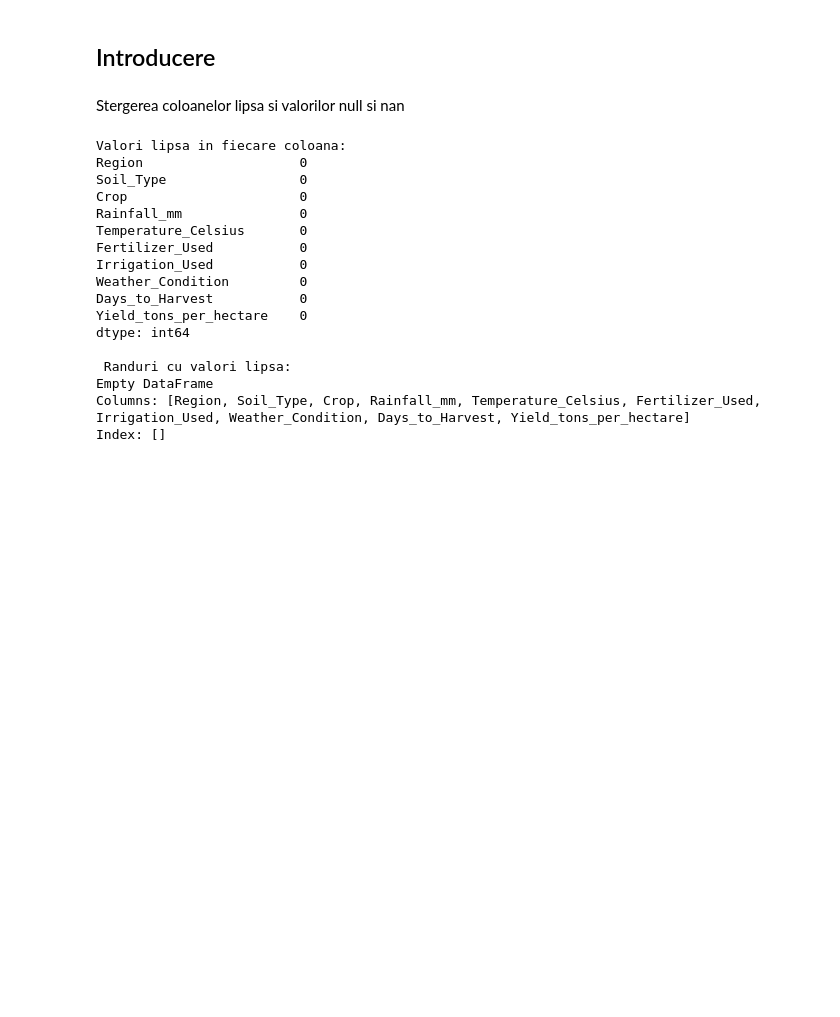
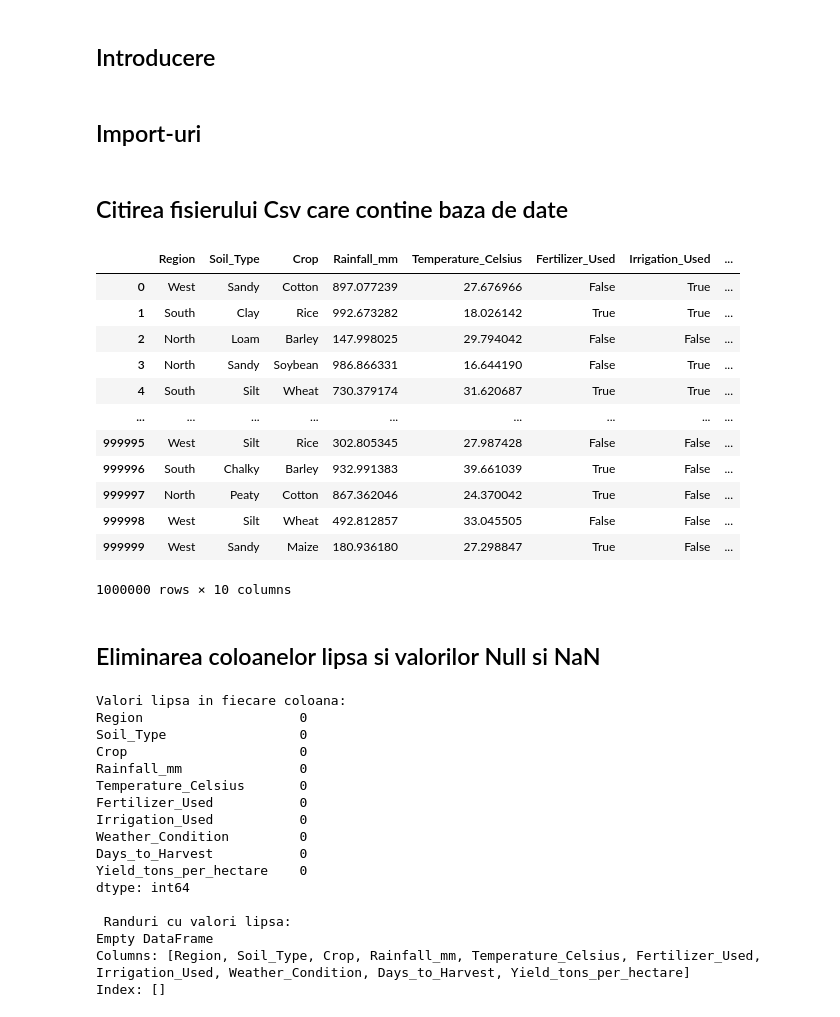
Before and after one commit to GavrisNicu1/agricultural-yield, a Jupyter notebook: agricultural_yield.ipynb, the cells around one changed output. Cells and saved outputs as stored; diff of their text form; code cells hidden in the pictures; blank space fills up the shorter version.

```diff
--- a/agricultural_yield.ipynb
+++ b/agricultural_yield.ipynb
@@ -2,14 +2,33 @@
 # Agriculture crop yeld
 # %% [markdown]
 ## Introducere
+# %% [markdown]
+## Import-uri
 # %%
 import pandas as pd
 import numpy as np
 import seaborn as sns
+# %% [markdown]
+## Citirea fisierului Csv care contine baza de date
 # %%
 df=pd.read_csv("crop_yield.csv")
+df
+# %% [output]
+|  | Region | Soil_Type | Crop | Rainfall_mm | Temperature_Celsius | Fertilizer_Used | Irrigation_Used | ... |
+| 0 | West | Sandy | Cotton | 897.077239 | 27.676966 | False | True | ... |
+| 1 | South | Clay | Rice | 992.673282 | 18.026142 | True | True | ... |
+| 2 | North | Loam | Barley | 147.998025 | 29.794042 | False | False | ... |
+| 3 | North | Sandy | Soybean | 986.866331 | 16.644190 | False | True | ... |
+| 4 | South | Silt | Wheat | 730.379174 | 31.620687 | True | True | ... |
+| ... | ... | ... | ... | ... | ... | ... | ... | ... |
+| 999995 | West | Silt | Rice | 302.805345 | 27.987428 | False | False | ... |
+| 999996 | South | Chalky | Barley | 932.991383 | 39.661039 | True | False | ... |
+| 999997 | North | Peaty | Cotton | 867.362046 | 24.370042 | True | False | ... |
+| 999998 | West | Silt | Wheat | 492.812857 | 33.045505 | False | False | ... |
+| 999999 | West | Sandy | Maize | 180.936180 | 27.298847 | True | False | ... |
+1000000 rows × 10 columns
 # %% [markdown]
- Stergerea coloanelor lipsa si valorilor null si nan
+## Eliminarea coloanelor lipsa si valorilor Null si NaN
 # %%
 missing_values = df.isnull().sum()
 
```
Also changed, not shown: parts of 3 cells of this notebook.
